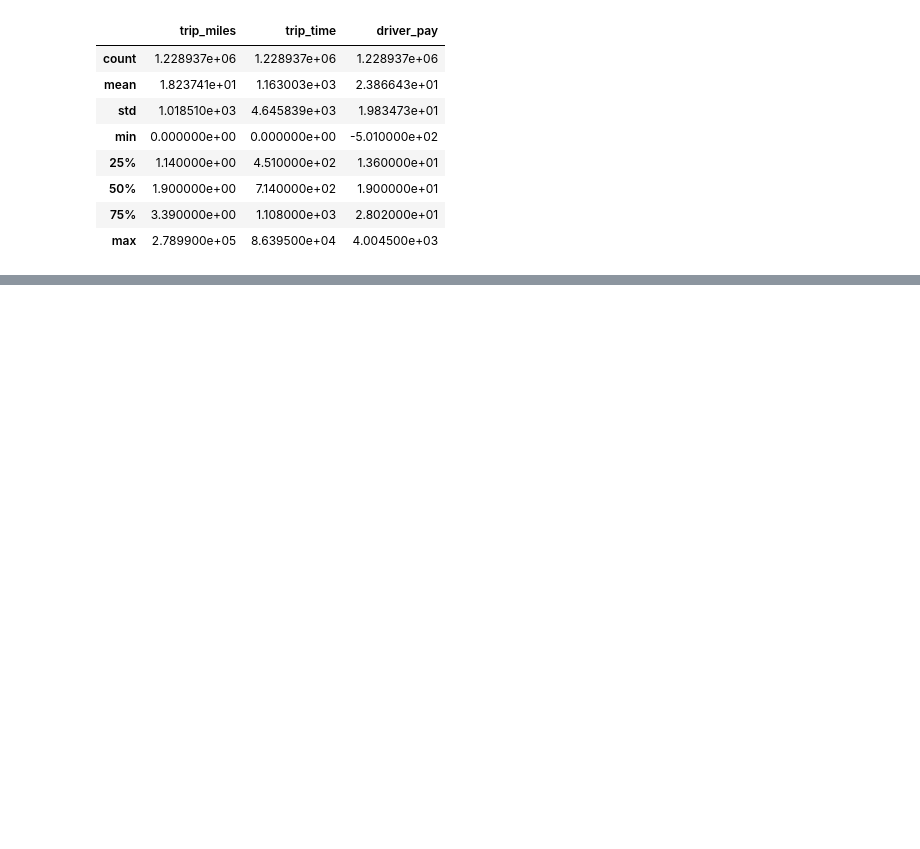
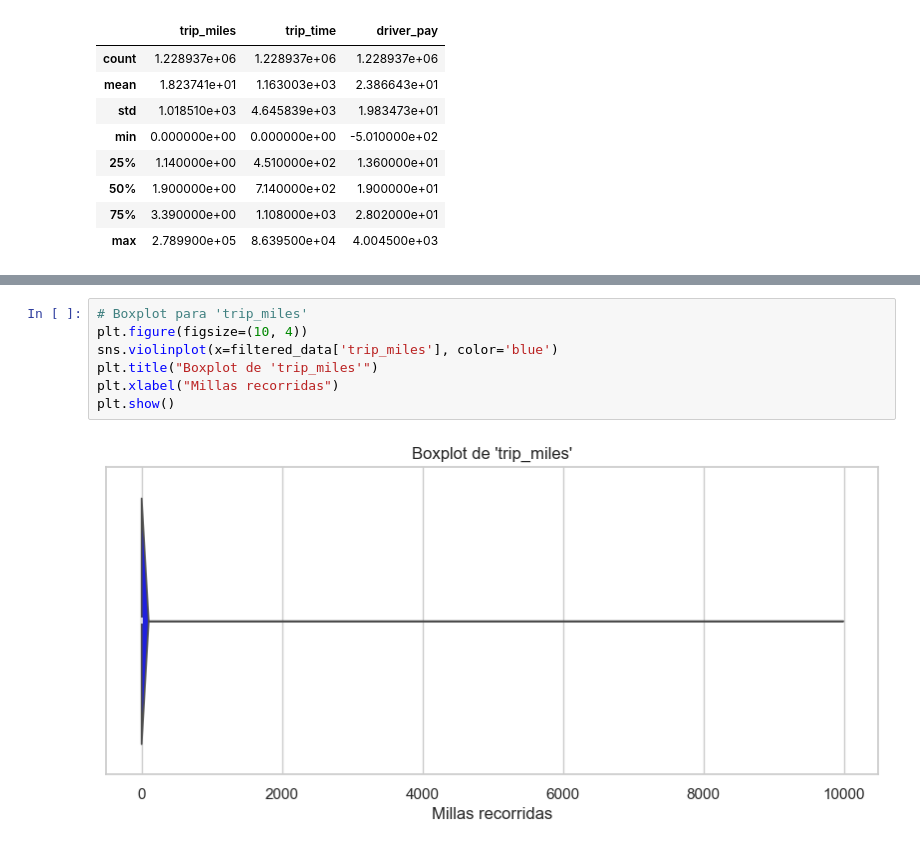
Before and after one commit to Ccasilimas/New_York_Taxis_IA, a Jupyter notebook: Machine_Learning/EDA_ML.ipynb, the cells around one changed output, grey strips where cells are left out. Drawn from its saved outputs; the diff is of its cells as text; blank space fills up the shorter version.

```diff
--- a/Machine_Learning/EDA_ML.ipynb
+++ b/Machine_Learning/EDA_ML.ipynb
@@ -340,0 +415,9 @@ std_taxis.describe()
+# %%
+# Boxplot para 'trip_miles'
+plt.figure(figsize=(10, 4))
+sns.violinplot(x=filtered_data['trip_miles'], color='blue')
+plt.title("Boxplot de 'trip_miles'")
+plt.xlabel("Millas recorridas")
+plt.show()
+# %% [output]
+[figure, added]
```
Also changed, not shown: parts of 4 cells of this notebook.
